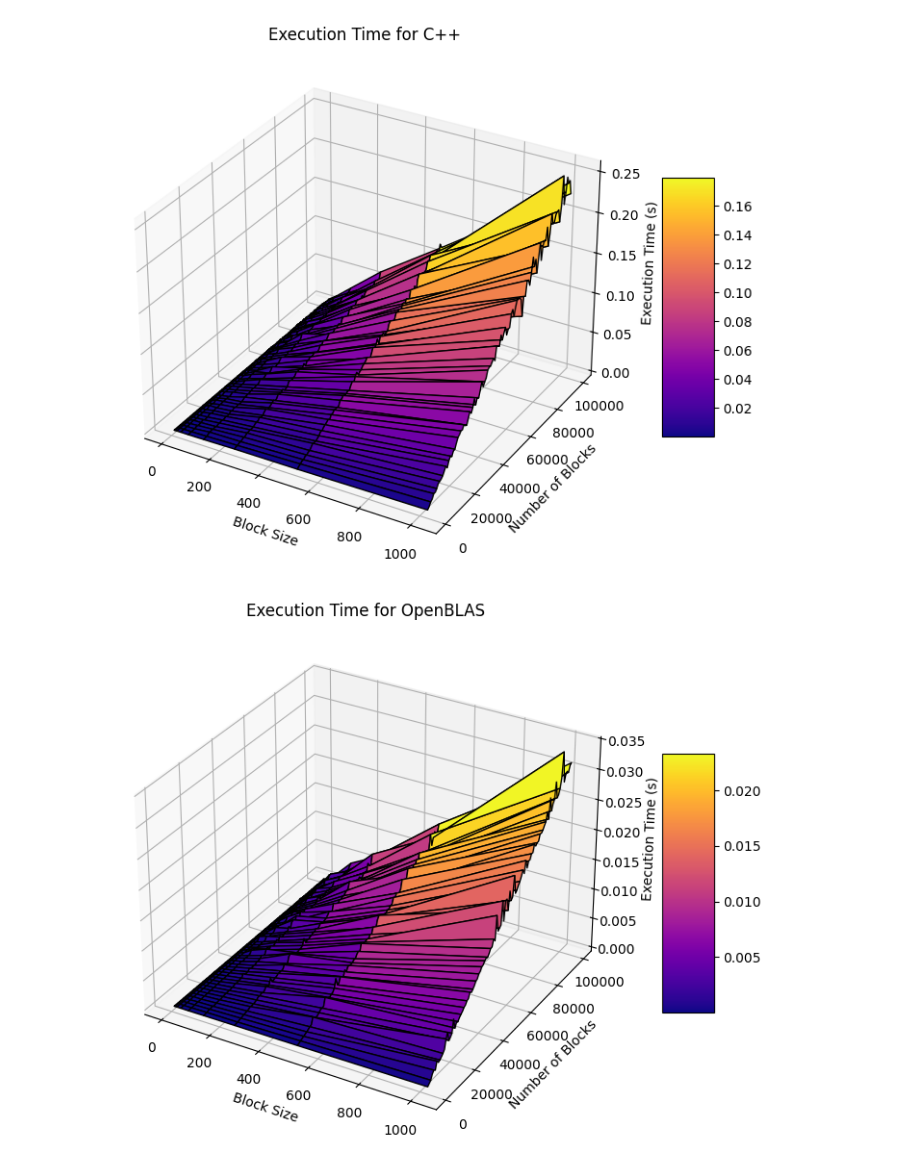
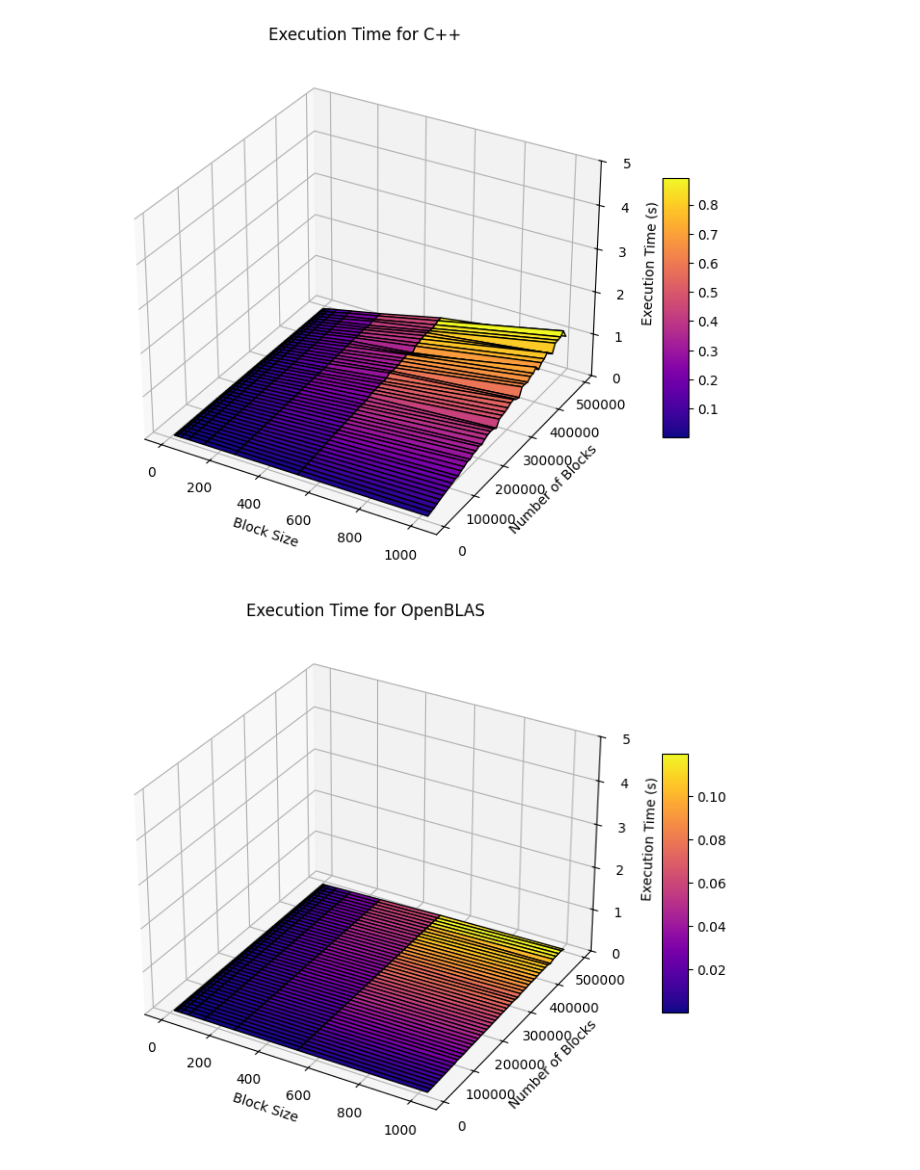
Before and after one commit to evsholukh/MatVec, a Jupyter notebook: graph.ipynb, the cells around one changed output. Saved outputs shown, nothing was run; the diff lists cells and outputs as text; code cells hidden in the pictures.

Commit message:
Intel blocks graph

```diff
--- a/graph.ipynb
+++ b/graph.ipynb
@@ -7,7 +7,7 @@ import numpy as np
 import matplotlib.pyplot as plt
 import pandas as pd
 # %%
-with open("laptop.json", encoding="utf-8") as f:
+with open("metrics.json", encoding="utf-8") as f:
     data = json.load(f)
 # %%
 df = pd.DataFrame(data)
@@ -35,33 +35,34 @@ for target_runtime in runtimes:
     df_filtered = df[df['runtime'] == target_runtime]
 
     block_sizes = sorted(df_filtered['block_size'].unique())
     counts = sorted(df_filtered['count'].unique())
 
     X, Y = np.meshgrid(block_sizes, counts)
     Z = np.zeros_like(X, dtype=float)
 
     for i, count in enumerate(counts):
         for j, block in enumerate(block_sizes):
             match = df_filtered[
                 (df_filtered['block_size'] == block) &
                 (df_filtered['count'] == count)
             ]
             if not match.empty:
                 Z[i, j] = match['duration'].values[0]
             else:
                 Z[i, j] = np.nan
 
     fig = plt.figure(figsize=(10, 7))
     ax = fig.add_subplot(111, projection='3d')
     surf = ax.plot_surface(X, Y, Z, cmap='plasma', edgecolor='k')
 
     ax.set_xlabel('Block Size')
     ax.set_ylabel('Number of Blocks')
+    # ax.set_zbound(0, 5.0)
     ax.set_zlabel('Execution Time (s)')
     ax.set_title(f'Execution Time for {target_runtime}')
-    fig.colorbar(surf, shrink=0.5, aspect=5)
+    fig.colorbar(surf, shrink=0.5, aspect=10)
 
     plt.show()
 # %% [output]
-[figure, old version]
+[figure, new version]
-[figure, old version]
+[figure, new version]
```
Also changed, not shown: parts of 2 cells of this notebook, 4 other files.
